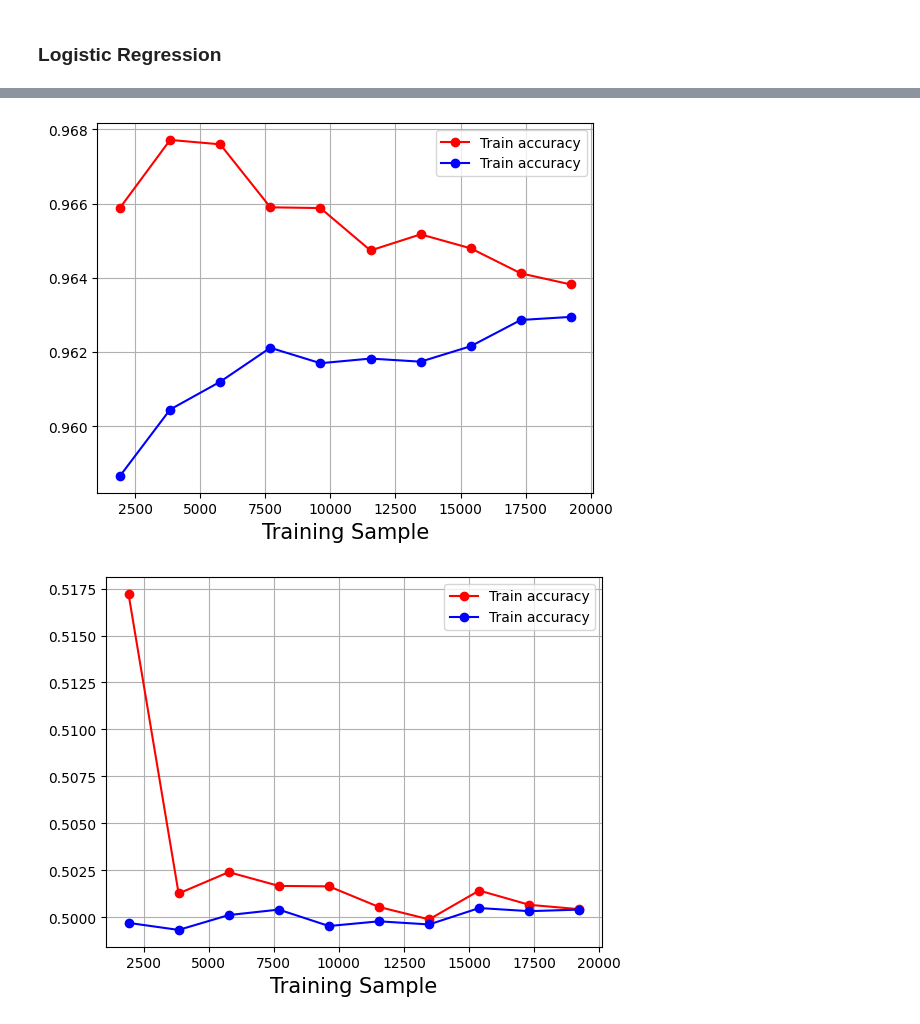
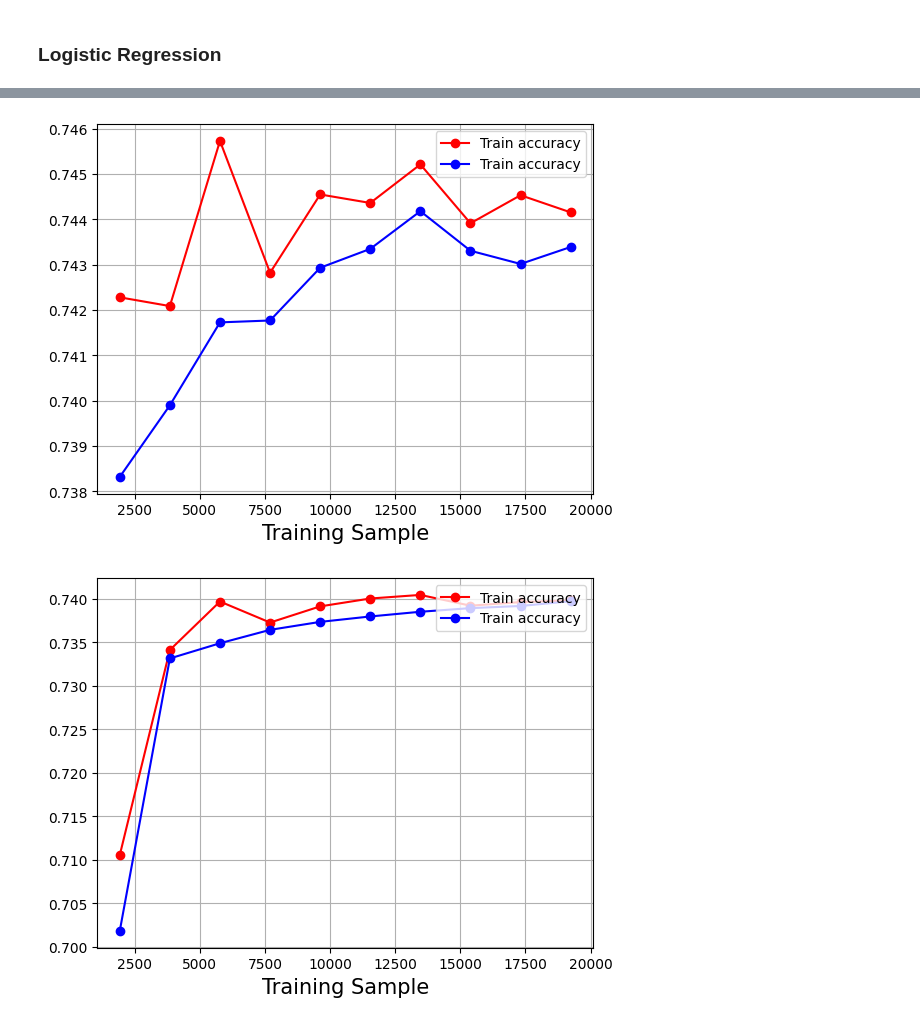
Before and after one commit to dBCooper2/bint-capstone, a Jupyter notebook: projects/client-presentation-3/client-pres-3-notebook.ipynb, the cells around one changed output, grey strips where cells are left out. Saved outputs shown, nothing was run; the diff lists cells and outputs as text; code cells hidden in the pictures.

```diff
--- a/projects/client-presentation-3/client-pres-3-notebook.ipynb
+++ b/projects/client-presentation-3/client-pres-3-notebook.ipynb
@@ -55,12 +55,21 @@ try:
         'tri_code',
         'team_slug',
         'season', # dropping for now but could technically be a cat dep var
-        'minutes'] + ['points', 'opponent_points', 'plus_minus_points','field_goals_made',
-'three_pointers_made',
-'free_throws_made',
-'contested_field_goals_made',
-'uncontested_field_goals_made',
-'defended_at_rim_field_goals_made']
+        'minutes'] + ['points',
+                       'opponent_points',
+                        'plus_minus_points',
+                        'field_goals_made',
+                        'three_pointers_made',
+                        'free_throws_made',
+                        'contested_field_goals_made',
+                        'uncontested_field_goals_made',
+                        'defended_at_rim_field_goals_made',
+                        'estimated_net_rating',
+                        'net_rating',
+                        'estimated_defensive_rating',
+                        'defensive_rating',
+                        'estimated_offensive_rating',
+                        'offensive_rating',]
     df = df.drop(drop_vars, axis=1)
     df.head()
 except Exception as e:
@@ -389,9 +411,10 @@ plt.show()
 from sklearn.model_selection import learning_curve
 
 size, train_scores, test_scores = learning_curve(estimator=svm_model,
-                                                 X=train_X,
+                                                 X=std_train,
                                                  y=train_y,
-                                                 train_sizes=np.linspace(.1,1,10),cv=5,
+                                                 train_sizes=np.linspace(.1,1,10),
+                                                 cv=5,
                                                  n_jobs=-1)
 
 train_mean = np.mean(train_scores, axis=1)
@@ -404,27 +427,27 @@ plt.grid()
 plt.legend(loc='upper right')
 plt.show()
 # %% [output]
-[figure, old version]
+[figure, new version]
 # %%
 from sklearn.model_selection import learning_curve
 
 size, train_scores, test_scores = learning_curve(estimator=ann_model,
-                                                 X=train_X,
+                                                 X=std_train,
                                                  y=train_y,
                                                  train_sizes=np.linspace(.1,1,10),cv=5,
                                                  n_jobs=-1)
 
 train_mean = np.mean(train_scores, axis=1)
 test_mean = np.mean(test_scores, axis=1)
 
 plt.plot(size, train_mean, color='r',marker='o',label='Train accuracy')
 plt.plot(size, test_mean, color='b',marker='o',label='Train accuracy')
 plt.xlabel('Training Sample', fontsize=15)
 plt.grid()
 plt.legend(loc='upper right')
 plt.show()
 # %% [output]
-[figure, old version]
+[figure, new version]
 # %%
 from sklearn.model_selection import learning_curve
 
```
Also changed, not shown: parts of 25 cells of this notebook, 1 other file.
